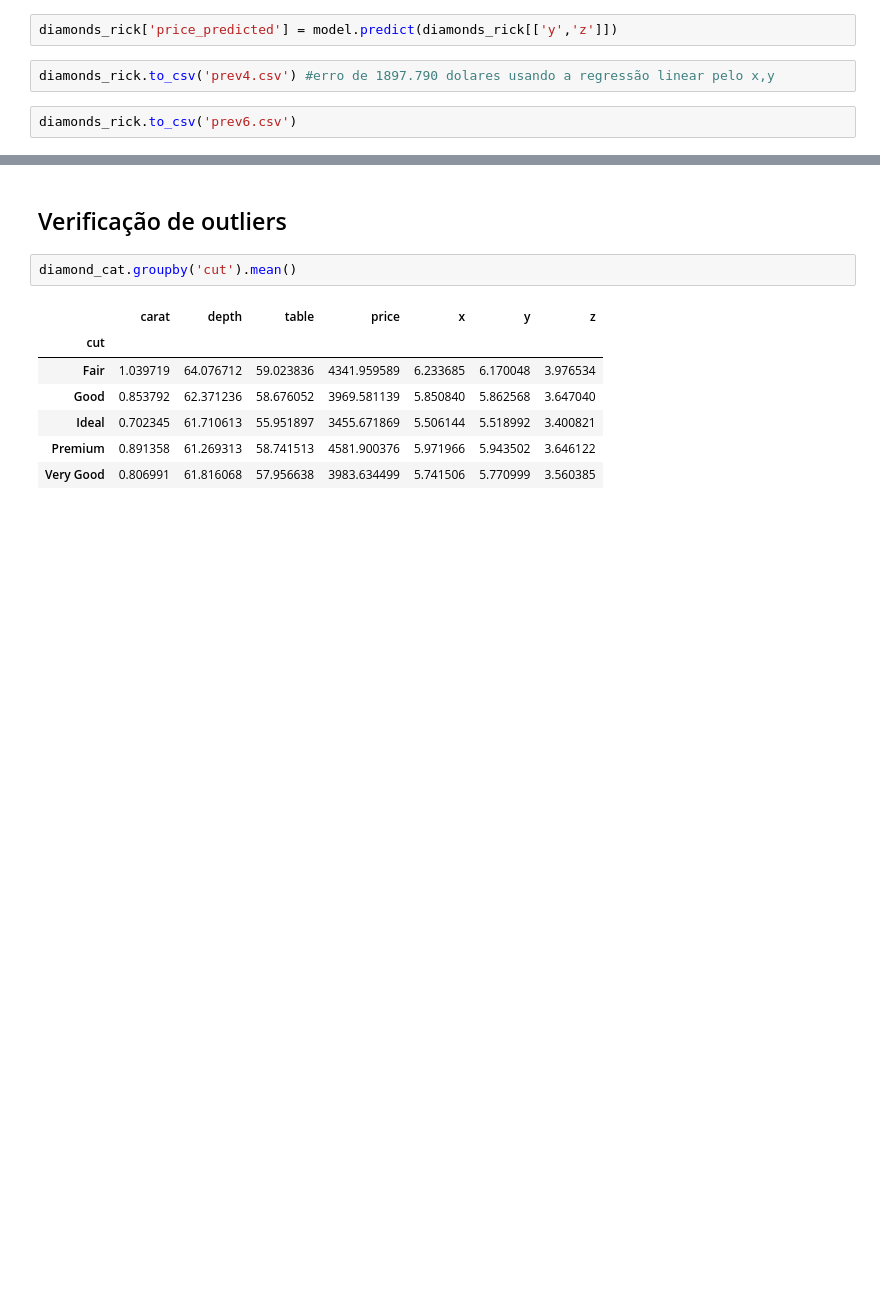
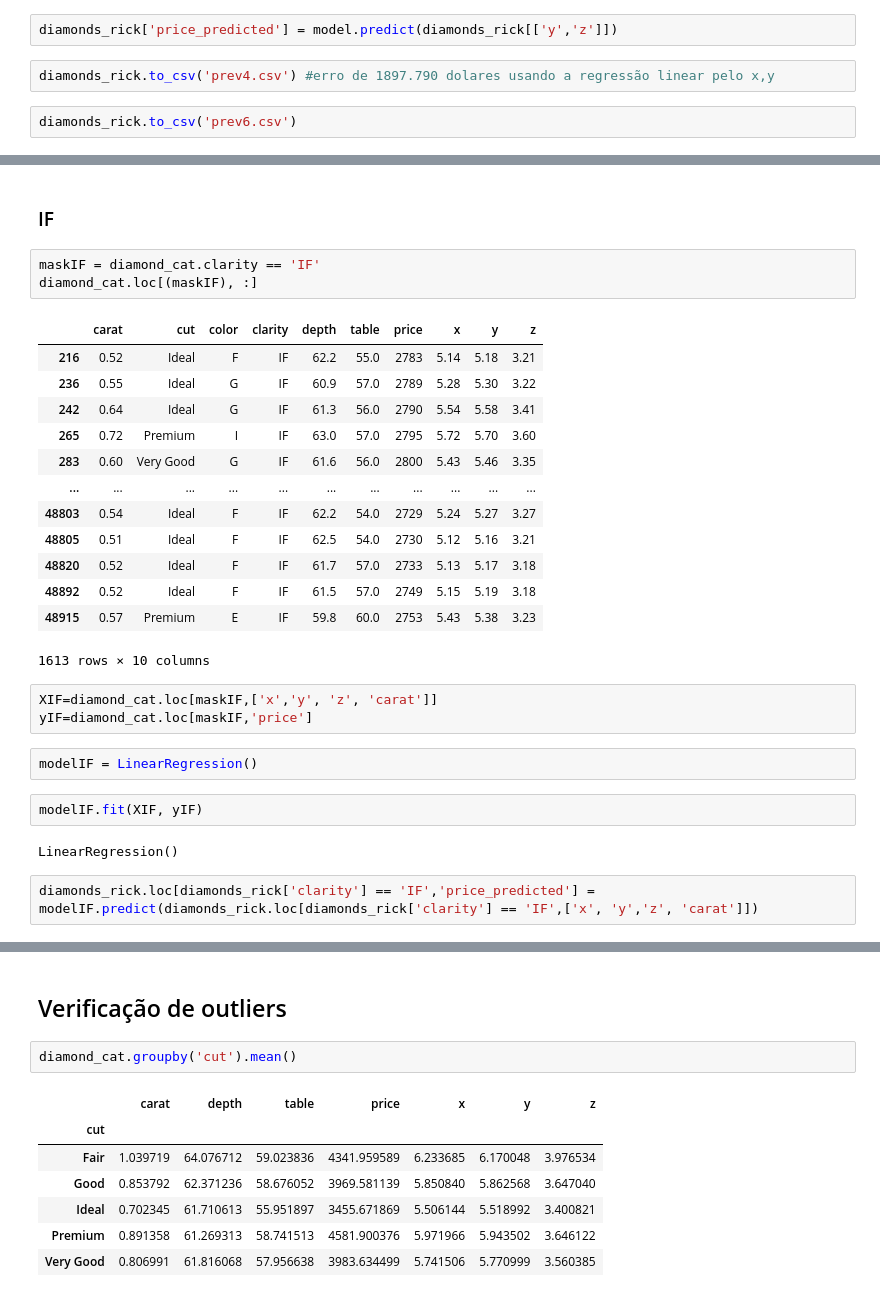
Before and after one commit to carlarbj/pricing_diamonds, a Jupyter notebook: diamond_price_prediction.ipynb, the cells around one changed output, grey strips where cells are left out. Drawn from its saved outputs; the diff is of its cells as text; blank space fills up the shorter version.

```diff
--- a/diamond_price_prediction.ipynb
+++ b/diamond_price_prediction.ipynb
@@ -334,0 +369,30 @@ sns.lineplot(diamonds_rick.price_predicted,diamonds_rick.carat, hue=diamonds_ric
+# %% [markdown]
+### IF
+# %%
+maskIF = diamond_cat.clarity == 'IF'
+diamond_cat.loc[(maskIF), :]
+# %% [output]
+|  | carat | cut | color | clarity | depth | table | price | x | y | z |
+| 216 | 0.52 | Ideal | F | IF | 62.2 | 55.0 | 2783 | 5.14 | 5.18 | 3.21 |
+| 236 | 0.55 | Ideal | G | IF | 60.9 | 57.0 | 2789 | 5.28 | 5.30 | 3.22 |
+| 242 | 0.64 | Ideal | G | IF | 61.3 | 56.0 | 2790 | 5.54 | 5.58 | 3.41 |
+| 265 | 0.72 | Premium | I | IF | 63.0 | 57.0 | 2795 | 5.72 | 5.70 | 3.60 |
+| 283 | 0.60 | Very Good | G | IF | 61.6 | 56.0 | 2800 | 5.43 | 5.46 | 3.35 |
+| ... | ... | ... | ... | ... | ... | ... | ... | ... | ... | ... |
+| 48803 | 0.54 | Ideal | F | IF | 62.2 | 54.0 | 2729 | 5.24 | 5.27 | 3.27 |
+| 48805 | 0.51 | Ideal | F | IF | 62.5 | 54.0 | 2730 | 5.12 | 5.16 | 3.21 |
+| 48820 | 0.52 | Ideal | F | IF | 61.7 | 57.0 | 2733 | 5.13 | 5.17 | 3.18 |
+| 48892 | 0.52 | Ideal | F | IF | 61.5 | 57.0 | 2749 | 5.15 | 5.19 | 3.18 |
+| 48915 | 0.57 | Premium | E | IF | 59.8 | 60.0 | 2753 | 5.43 | 5.38 | 3.23 |
+1613 rows × 10 columns
+# %%
+XIF=diamond_cat.loc[maskIF,['x','y', 'z', 'carat']]
+yIF=diamond_cat.loc[maskIF,'price']
+# %%
+modelIF = LinearRegression()
+# %%
+modelIF.fit(XIF, yIF)
+# %% [output]
+LinearRegression()
+# %%
+diamonds_rick.loc[diamonds_rick['clarity'] == 'IF','price_predicted'] = modelIF.predict(diamonds_rick.loc[diamonds_rick['clarity'] == 'IF',['x', 'y','z', 'carat']])
```
Also changed, not shown: parts of 107 cells of this notebook, 1 other file.
